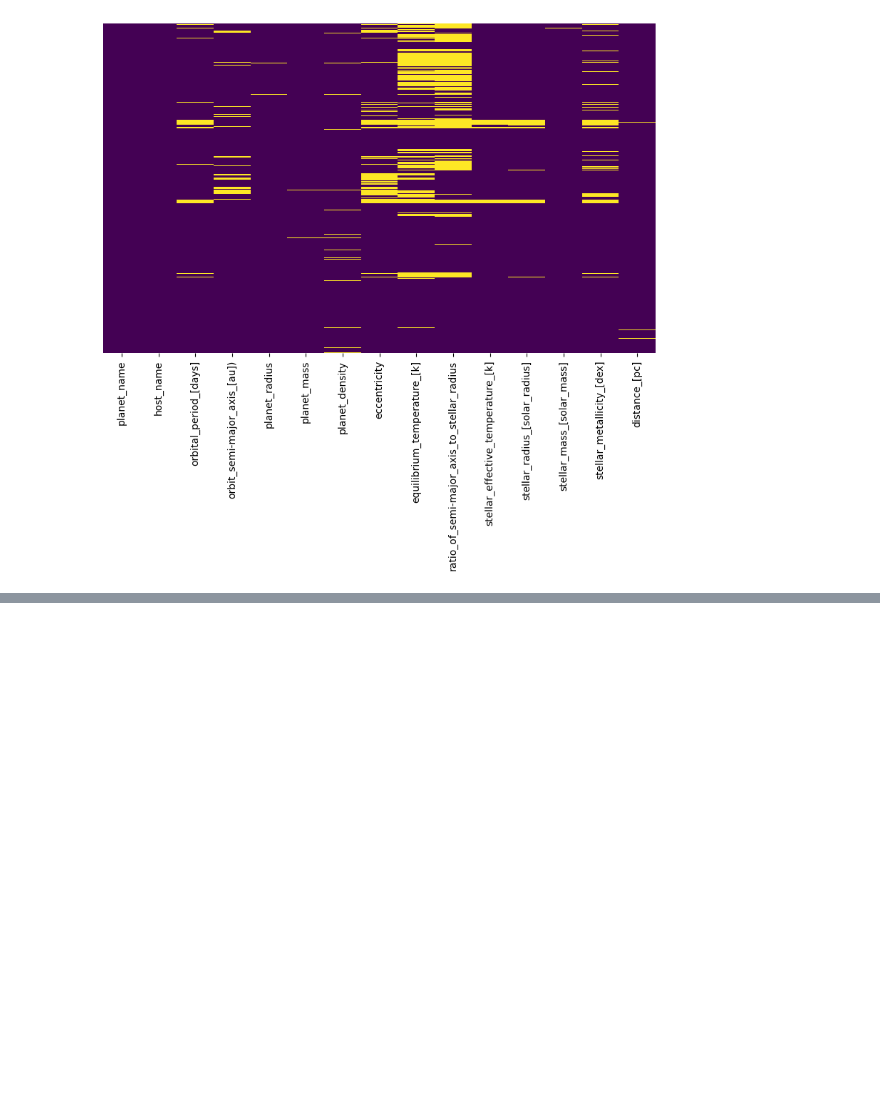
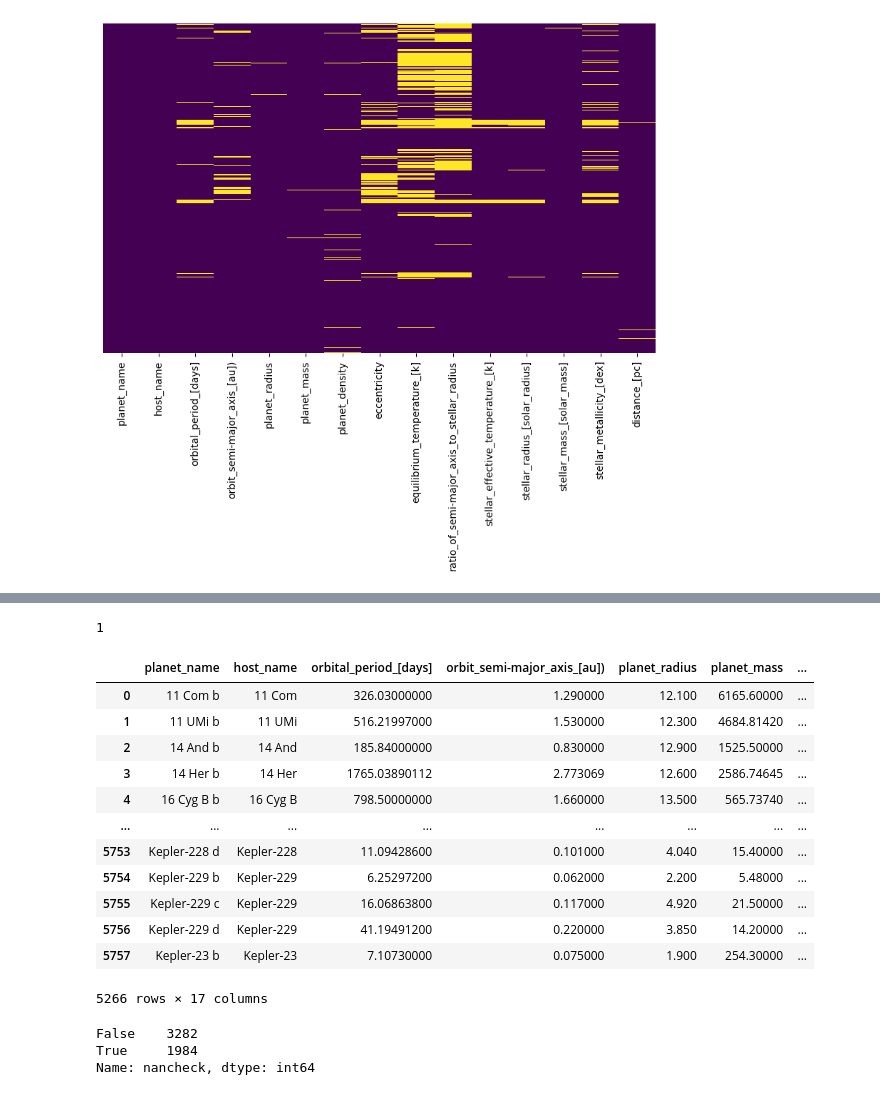
Before and after one commit to aminmadrileno/Exoplanet-project, a Jupyter notebook: extraction.ipynb, the cells around one changed output, grey strips where cells are left out. Drawn from its saved outputs; the diff is of its cells as text; code cells hidden in the pictures; blank space fills up the shorter version.

Commit message:
valores nulos detectar

```diff
--- a/extraction.ipynb
+++ b/extraction.ipynb
@@ -321,0 +343,9 @@ plt.show();
+# %%
+test['Datetest'] = test['planet_name'].str[:]
+algo = test[test['Datetest'] == 'Proxima Cen b']
+print(len(algo))
+#shark = shark.drop(algo.index)
+# %% [output]
+1
+# %%
+exo = test.copy()
@@ -321,0 +356,33 @@ plt.show();
+# %%
+# ahora queremos ver si hay filas que tienen al menos un valor nulo. para ello, vamos a crear una columna que nos diga si hay algun valor nulo en la fila o no.
+# para ello, vamos a crear una funcion que nos diga si hay algun valor nulo en la fila o no. si hay algun valor nulo, devolvera True, si no, devolvera False.
+def nancheck(row):
+    for i in row:
+        if i == ' ':
+            return True
+    return False
+
+# aplicamos la funcion a cada fila del dataframe
+exo['nancheck'] = exo.apply(nancheck, axis=1)
+# %%
+exo
+# %% [output]
+|  | planet_name | host_name | orbital_period_[days] | orbit_semi-major_axis_[au]) | planet_radius | planet_mass | ... |
+| 0 | 11 Com b | 11 Com | 326.03000000 | 1.290000 | 12.100 | 6165.60000 | ... |
+| 1 | 11 UMi b | 11 UMi | 516.21997000 | 1.530000 | 12.300 | 4684.81420 | ... |
+| 2 | 14 And b | 14 And | 185.84000000 | 0.830000 | 12.900 | 1525.50000 | ... |
+| 3 | 14 Her b | 14 Her | 1765.03890112 | 2.773069 | 12.600 | 2586.74645 | ... |
+| 4 | 16 Cyg B b | 16 Cyg B | 798.50000000 | 1.660000 | 13.500 | 565.73740 | ... |
+| ... | ... | ... | ... | ... | ... | ... | ... |
+| 5753 | Kepler-228 d | Kepler-228 | 11.09428600 | 0.101000 | 4.040 | 15.40000 | ... |
+| 5754 | Kepler-229 b | Kepler-229 | 6.25297200 | 0.062000 | 2.200 | 5.48000 | ... |
+| 5755 | Kepler-229 c | Kepler-229 | 16.06863800 | 0.117000 | 4.920 | 21.50000 | ... |
+| 5756 | Kepler-229 d | Kepler-229 | 41.19491200 | 0.220000 | 3.850 | 14.20000 | ... |
+| 5757 | Kepler-23 b | Kepler-23 | 7.10730000 | 0.075000 | 1.900 | 254.30000 | ... |
+5266 rows × 17 columns
+# %%
+exo.nancheck.value_counts()
+# %% [output]
+False    3282
+True     1984
+Name: nancheck, dtype: int64
```
Also changed, not shown: parts of 5 cells of this notebook.
